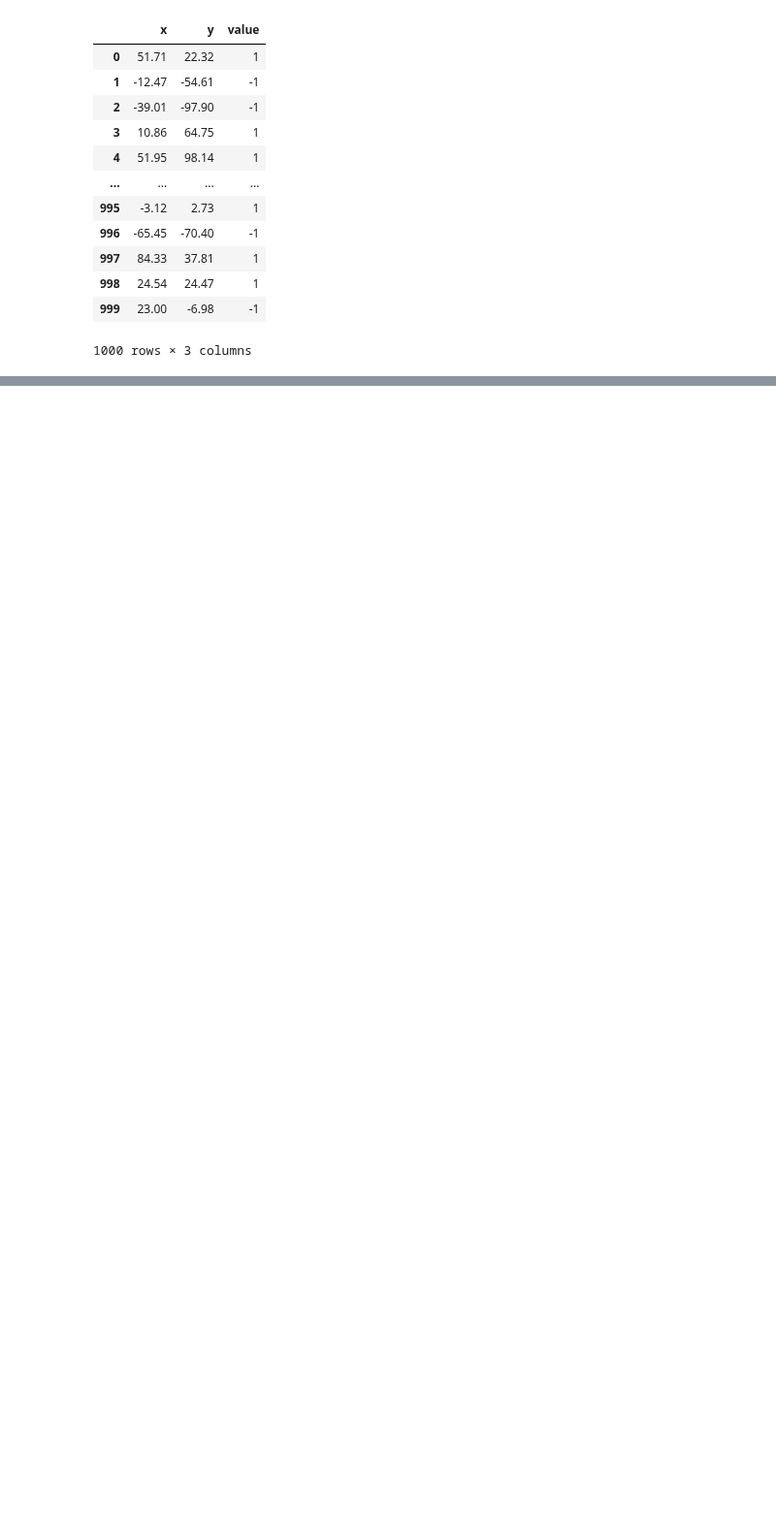
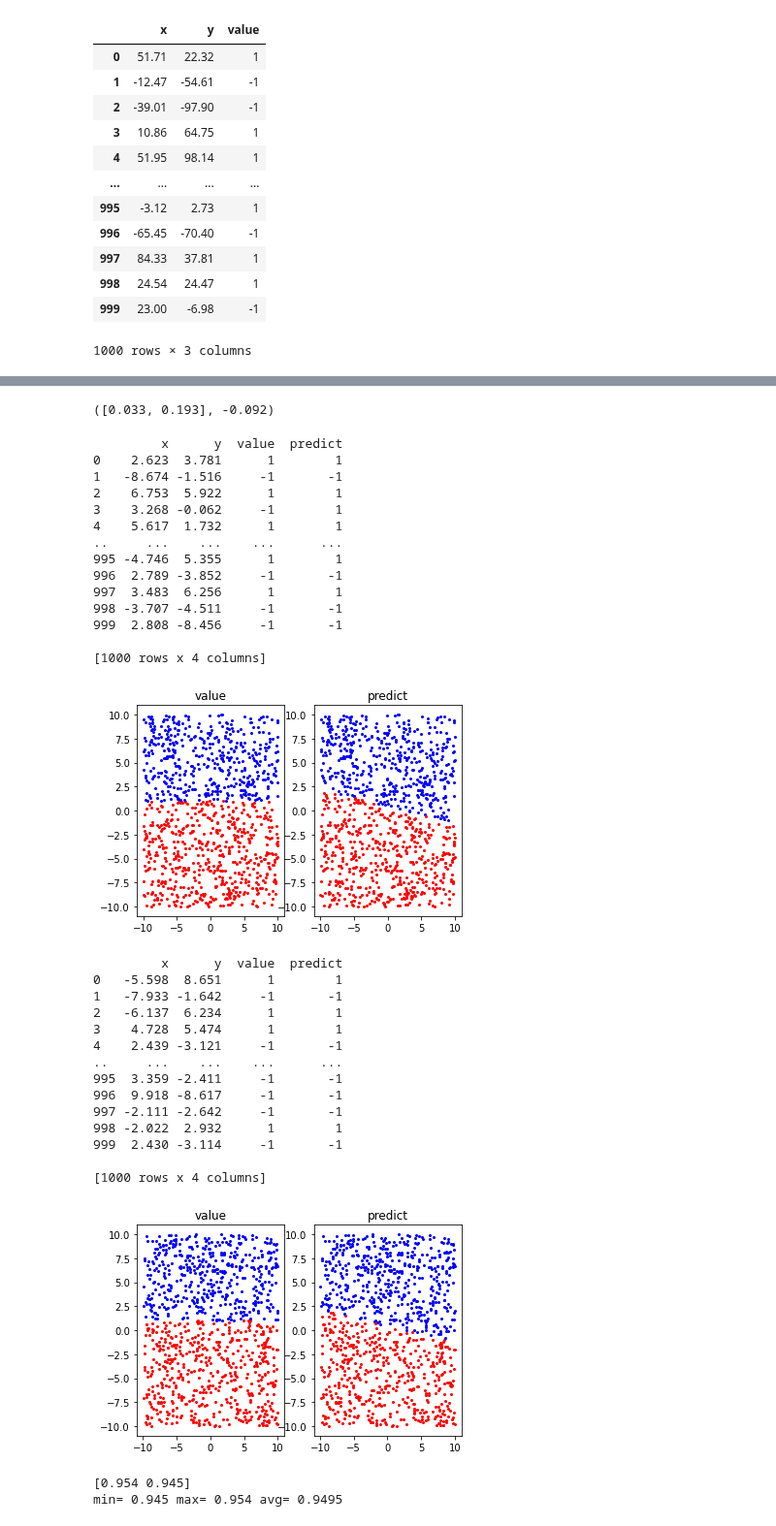
Before and after one commit to TaliaSeada/NeuroComputation_firstProject, a Jupyter notebook: NeuroComputation_1.ipynb, the cells around one changed output, grey strips where cells are left out. Shown at 97% size. Cells and saved outputs as stored; diff of their text form; code cells hidden in the pictures; blank space fills up the shorter version.

```diff
--- a/NeuroComputation_1.ipynb
+++ b/NeuroComputation_1.ipynb
@@ -260,0 +319,5 @@ min= 0.847 max= 0.9 avg= 0.8766900000000001
+# %%
+# error calculation:
+def error_calc1(predicted, expected):
+    error = (expected - predicted) ** 2
+    return error
@@ -260,0 +348,4 @@ min= 0.847 max= 0.9 avg= 0.8766900000000001
+# %%
+adaline_algo1(0.01,df)
+# %% [output]
+([0.033, 0.193], -0.092)
@@ -260,0 +388,71 @@ min= 0.847 max= 0.9 avg= 0.8766900000000001
+# %%
+def plotting(test):
+#     print(test)
+    f, ax = plt.subplots(1, 2)
+    ax[0].set_title("value")
+    ax[1].set_title("predict")
+
+
+
+    for index, row in test.iterrows():
+        if row['value']==1:
+             ax[0].plot(row['x'], row['y'], markersize=2, marker="o", color="blue")
+
+#              plt.plot(row['x'], row['y'], markersize=2, marker="o", color="blue")
+        else:
+             ax[0].plot(row['x'], row['y'], markersize=2, marker="o", color="red")
+#              plt.plot(row['x'], row['y'], markersize=2, marker="o", color="red")
+        if row['predict']==1:
+             ax[1].plot(row['x'], row['y'], markersize=2, marker="o", color="blue")
+
+#              plt.plot(row['x'], row['y'], markersize=2, marker="o", color="blue")
+        else:
+             ax[1].plot(row['x'], row['y'], markersize=2, marker="o", color="red")
+#              plt.plot(row['x'], row['y'], markersize=2, marker="o", color="red")
+    plt.show()
+# %%
+arr =np.array([])
+for i in range(0,2):
+    data=make_df1(i)
+    correct=testing1(data)
+    correct=correct/1000
+    arr=np.append(correct, arr)
+    plotting(data)
+print(arr)
+max=np.max(arr)
+min=np.min(arr)
+avg=np.average(arr)
+print("min=", min, "max=", max, "avg=", avg)
+# %% [output]
+         x      y  value  predict
+0    2.623  3.781      1        1
+1   -8.674 -1.516     -1       -1
+2    6.753  5.922      1        1
+3    3.268 -0.062     -1        1
+4    5.617  1.732      1        1
+..     ...    ...    ...      ...
+995 -4.746  5.355      1        1
+996  2.789 -3.852     -1       -1
+997  3.483  6.256      1        1
+998 -3.707 -4.511     -1       -1
+999  2.808 -8.456     -1       -1
+
+[1000 rows x 4 columns]
+[figure, added]
+         x      y  value  predict
+0   -5.598  8.651      1        1
+1   -7.933 -1.642     -1       -1
+2   -6.137  6.234      1        1
+3    4.728  5.474      1        1
+4    2.439 -3.121     -1       -1
+..     ...    ...    ...      ...
+995  3.359 -2.411     -1       -1
+996  9.918 -8.617     -1       -1
+997 -2.111 -2.642     -1       -1
+998 -2.022  2.932      1        1
+999  2.430 -3.114     -1       -1
+
+[1000 rows x 4 columns]
+[figure, added]
+[0.954 0.945]
+min= 0.945 max= 0.954 avg= 0.9495
```
Also changed, not shown: parts of 26 cells of this notebook.
